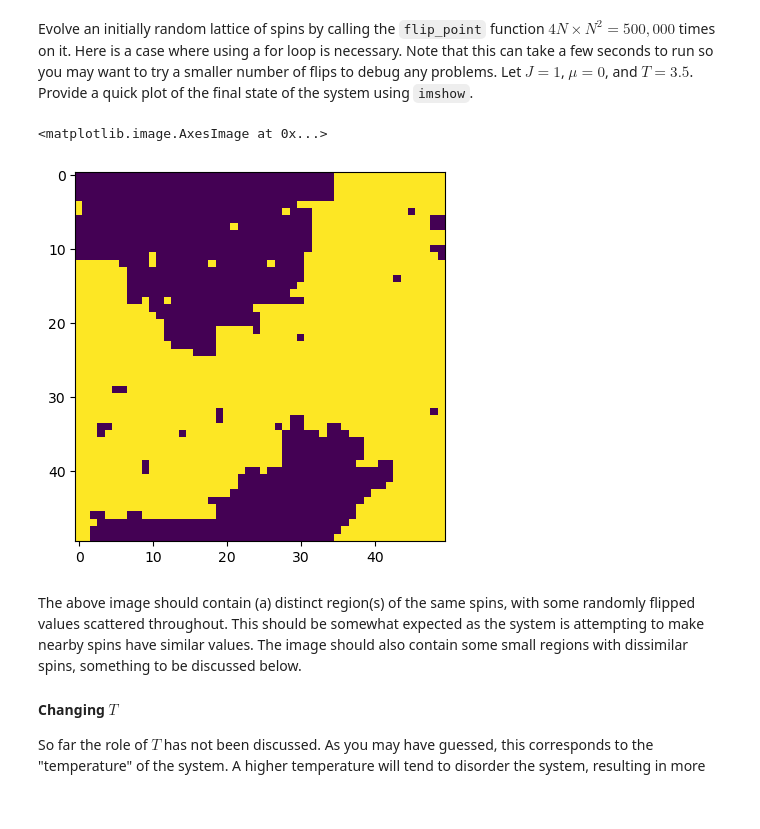
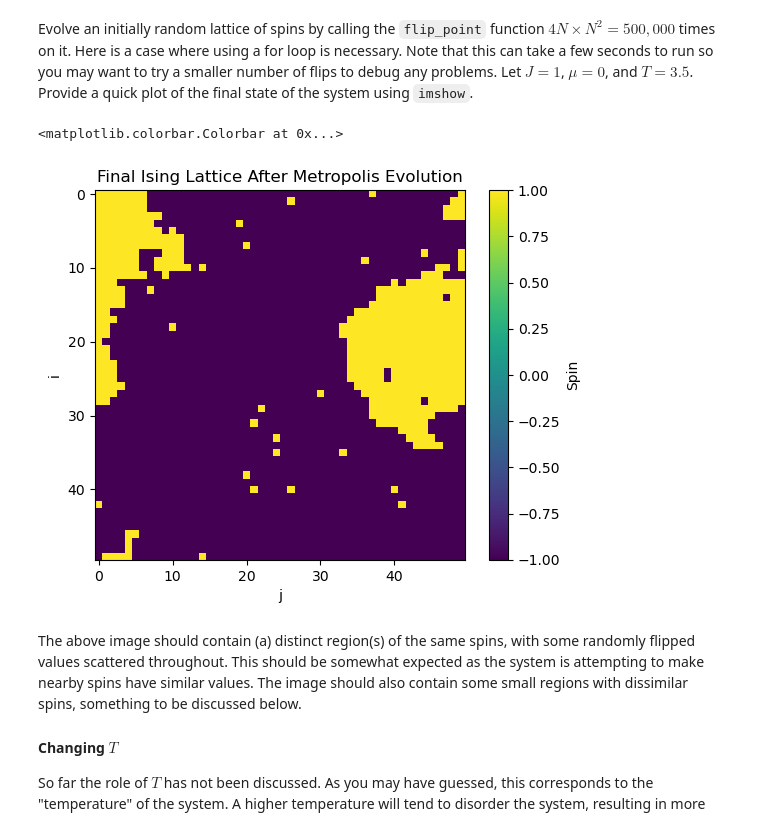
Before and after one commit to SerenaLynas/p250-spring-2026, a Jupyter notebook: labs/Lab11.ipynb, the cells around one changed output. Drawn from its saved outputs; the diff is of its cells as text; code cells hidden in the pictures; blank space fills up the shorter version.

```diff
--- a/labs/Lab11.ipynb
+++ b/labs/Lab11.ipynb
@@ -126,9 +127,14 @@ You should find a mostly evenly sampled band.
 Next plot the bad random numbers.
 Be amazed!
 # %%
-for r in [gr, br]:
+for r, label in [(gr, 'Good RNG (numpy)'), (br, 'Bad RNG (randu)')]:
     x, y, z = r.reshape((-1, 3)).T
     i = 9 * x - 6 * y + z
-    plt.scatter(x, i, marker='.')
+
+    plt.scatter(x, i, marker='.', s=1)
+    plt.xlabel('x')
+    plt.ylabel('i = 9x - 6y + z')
+    plt.title(f'i vs x for {label}')
+
     plt.figure()
 # %% [output]
@@ -230,12 +246,23 @@ Write a function that accepts a lattice, the parameters $J$ and $\mu$, and the i
 (*Note:* This function can determine the value of $N$ since `lattice` knows its size (see what `lattice.shape` returns) so we neither need to pass in nor assume the value of $N$.)
 # %%
 def DeltaE(lattice, J, mu, i_f, j_f):
+    """
+    Returns the change in energy ΔE for flipping a single spin at (i_f, j_f).
+
+    Inputs:
+        lattice : ndarray : 2D array of spins (+1 or -1)
+        J:float : Coupling constant between neighboring spins
+        mu:float : External magnetic field strength
+        i_f:int : Row index of the spin to flip
+        j_f:int : Column index of the spin to flip
+
+    Outputs:
+        float : Change in energy, deltaE, caused by flipping the spin at (i_f, j_f)
+    """
     N_i, N_j = lattice.shape
     lat = lambda i, j: lattice[np.array(i).astype(int) % N_i, np.array(j).astype(int) % N_j]
     lat_0 = lat
-    return 4 * J * lat_0(i_f, j_f) * (
-        lat(i_f + 1, j_f) + lat(i_f - 1, j_f) + lat(i_f, j_f + 1) + lat(i_f, j_f - 1)
-    ) + 2 * mu * lat_0(i_f, j_f)
+    return 4 * J * lat_0(i_f, j_f) * (lat(i_f + 1, j_f) + lat(i_f - 1, j_f) + lat(i_f, j_f + 1) + lat(i_f, j_f - 1)) + 2 * mu * lat_0(i_f, j_f)
 # %% [markdown]
 In order to test this function, note that for $J = 1$ and $\mu = 0$, $\Delta E$ will always be $0$, $\pm 8$, or $\pm 16$.
 Write a test using `assert` to verify that this is true by checking all values returned by `DeltaE`.
@@ -271,6 +298,19 @@ One way to accomplish this is to generate a random number between $0$ and $1$; i
 Finally, flipping the spin in the lattice is quite simple, it just means multiplying the value in the lattice by negative one.
 # %%
 def flip_point(lattice, J, mu, T, rng):
+    """
+    Applies one Metropolis update to the lattice by attempting to flip a random spin.
+
+    Inputs:
+        lattice : ndarray: 2D array containing spin values of +1 or -1 (modified in place)
+        J : float : Coupling constant between neighboring spins
+        mu : float : External magnetic field strength
+        T : float : Temperature of the system
+        rng : numpy.random.Generator : Random number generator instance
+
+    Outputs:
+        None : The lattice is modified in place
+    """
     N_i, N_j = lattice.shape
     i = rng.integers(0, N_i)
     j = rng.integers(0, N_j)
@@ -293,12 +333,16 @@ Provide a quick plot of the final state of the system using `imshow`.
 # %%
 N = 50
 lat = random_lattice(N, rng)
 for _ in range(4 * N * N ** 2):
     flip_point(lat, 1, 0, 3.5, rng)
 plt.imshow(lat)
+plt.xlabel('j')
+plt.ylabel('i')
+plt.title('Final Ising Lattice After Metropolis Evolution')
+plt.colorbar(label='Spin')
 # %% [output]
-<matplotlib.image.AxesImage at 0x...>
+<matplotlib.colorbar.Colorbar at 0x...>
-[figure, old version]
+[figure, new version]
 # %% [markdown]
 The above image should contain (a) distinct region(s) of the same spins, with some randomly flipped values scattered throughout.
 This should be somewhat expected as the system is attempting to make nearby spins have similar values.
```
Also changed, not shown: parts of 7 cells of this notebook.
